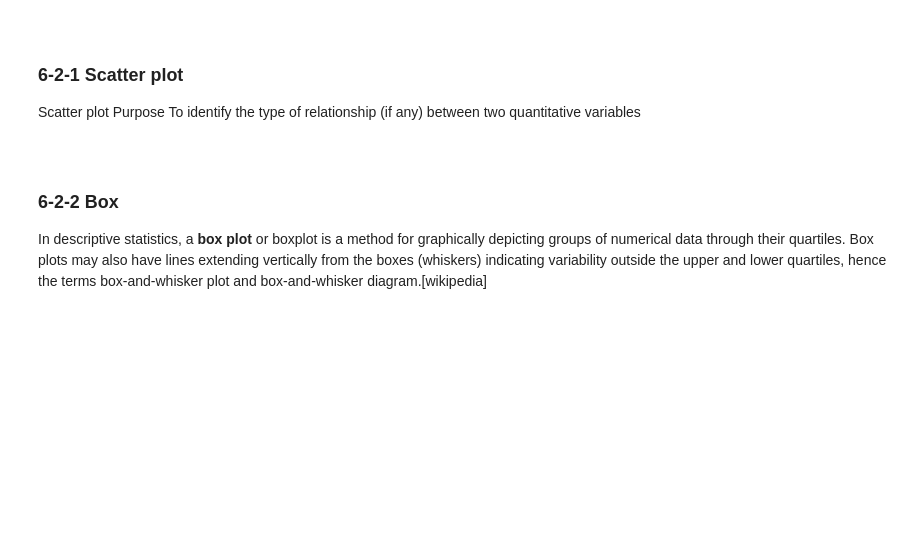
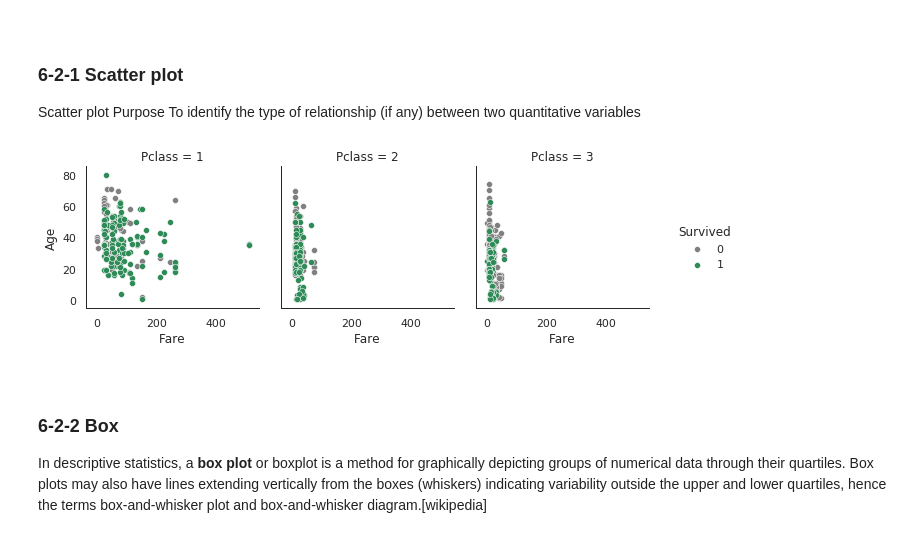
Before and after one commit to anhnt-ptit/10-steps-to-become-a-data-scientist, a Jupyter notebook: 9-A Comprehensive Machine Learning Workflow with Python/A Comprehensive ML Workflow with Python.ipynb, the cells around one changed output. Saved outputs shown, nothing was run; the diff lists cells and outputs as text; code cells hidden in the pictures; blank space fills up the shorter version.

```diff
--- a/9-A Comprehensive Machine Learning Workflow with Python/A Comprehensive ML Workflow with Python.ipynb
+++ b/9-A Comprehensive Machine Learning Workflow with Python/A Comprehensive ML Workflow with Python.ipynb
@@ -437,8 +432,8 @@ I start Collection Data by the training and testing datasets into Pandas DataFra
 ###### [Go to top](#top)
 # %%
 # import train and test to play with it
-train = pd.read_csv('../input/train.csv')
-test = pd.read_csv('../input/test.csv')
+df_train = pd.read_csv('../input/train.csv')
+df_test = pd.read_csv('../input/test.csv')
 # %% [markdown]
 **<< Note 1 >>**
 
@@ -468,9 +467,11 @@ With interactive visualization, you can take the concept a step further by using
 Scatter plot Purpose To identify the type of relationship (if any) between two quantitative variables
 # %%
 # Modify the graph above by assigning each species an individual color.
-g = sns.FacetGrid(train, hue="Survived", col="Pclass", margin_titles=True,
+g = sns.FacetGrid(df_train, hue="Survived", col="Pclass", margin_titles=True,
                   palette={1:"seagreen", 0:"gray"})
 g=g.map(plt.scatter, "Fare", "Age",edgecolor="w").add_legend();
+# %% [output]
+[figure, added]
 # %% [markdown]
 <a id="20"></a> <br>
 ### 6-2-2 Box
```
Also changed, not shown: parts of 65 cells of this notebook.
